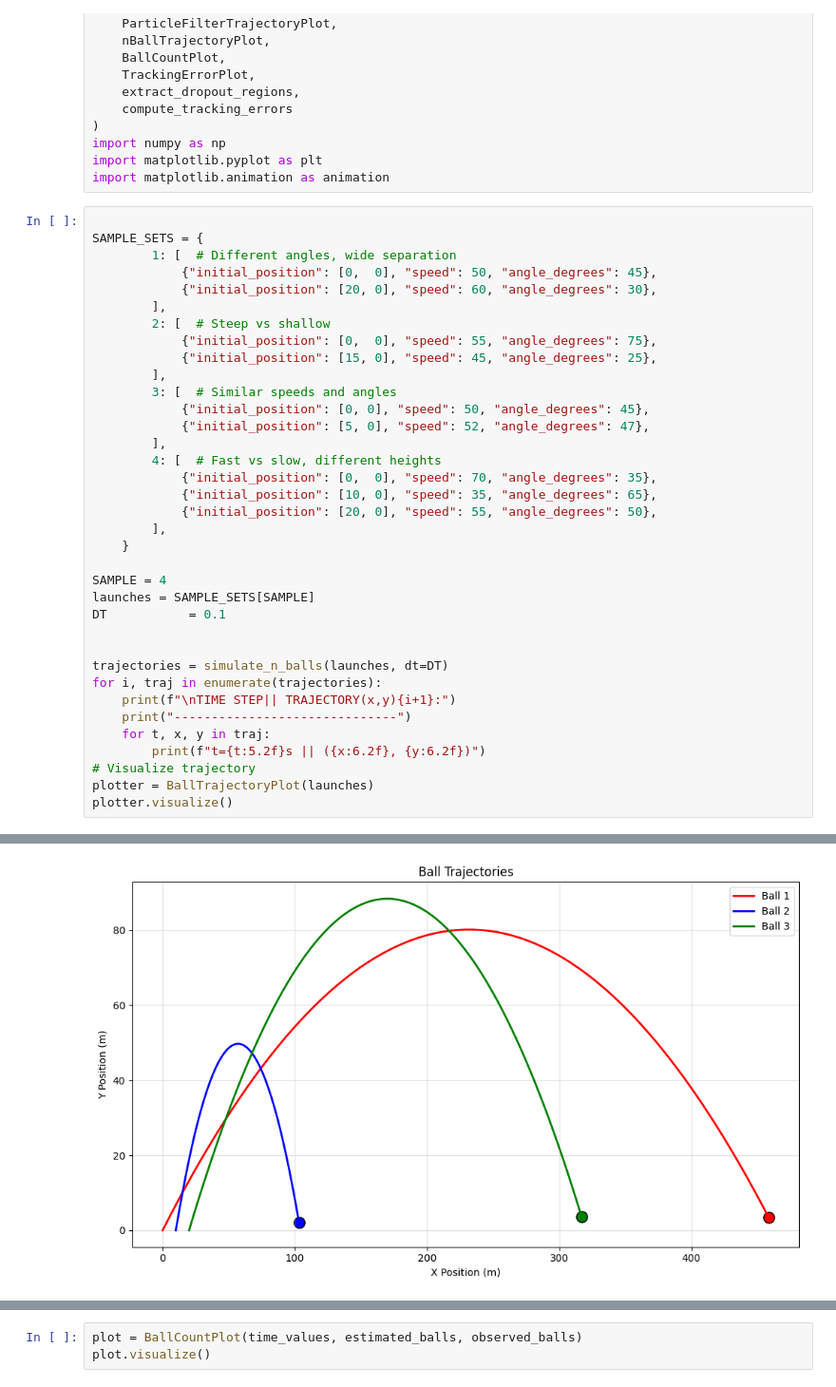
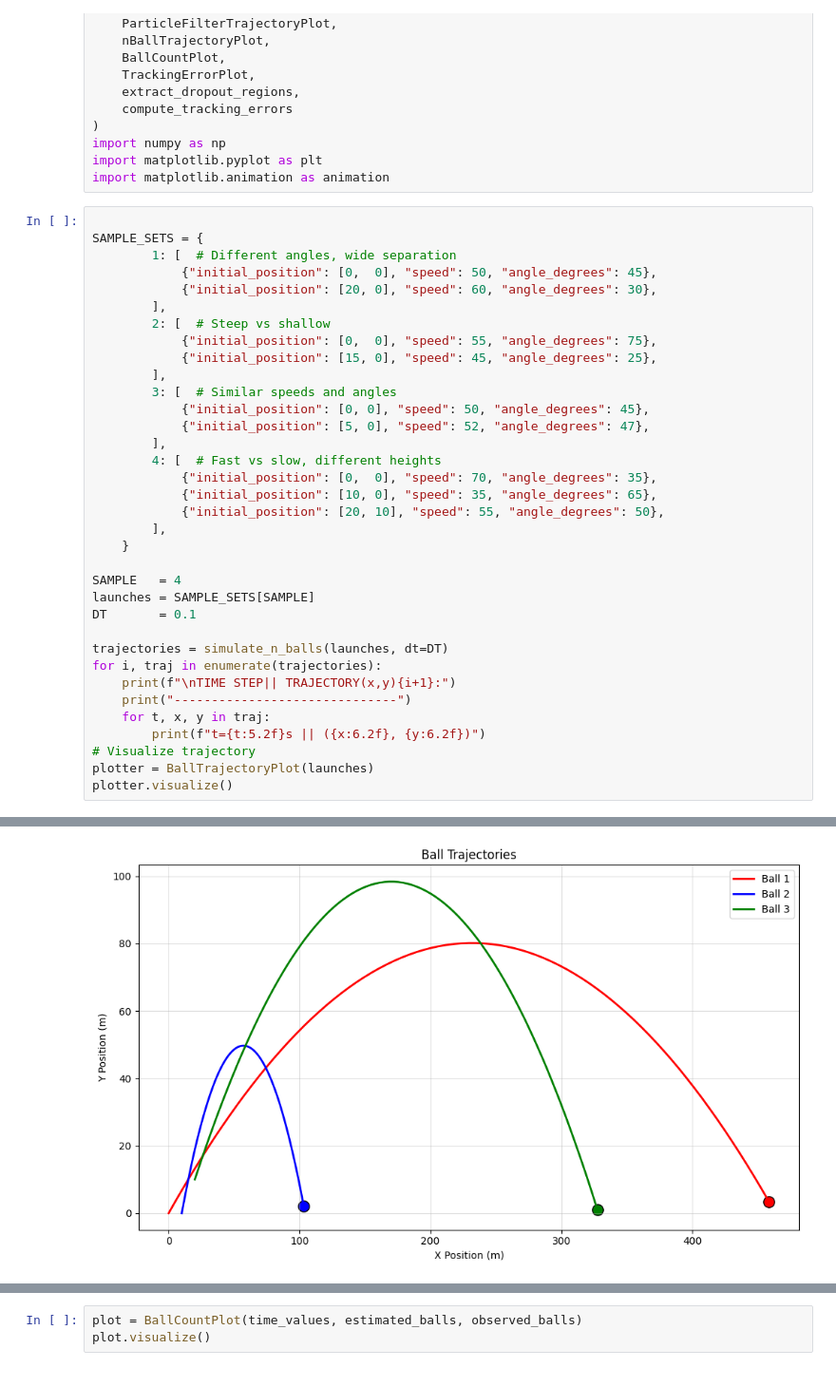
Before and after one commit to DamianJack/ball-tracking-particle-filter, a Jupyter notebook: src/ball_tracking.ipynb, the cells around one changed output, grey strips where cells are left out. Shown at 95% size. Saved outputs shown, nothing was run; the diff lists cells and outputs as text.

```diff
--- a/src/ball_tracking.ipynb
+++ b/src/ball_tracking.ipynb
@@ -40,14 +40,13 @@ SAMPLE_SETS = {
         4: [  # Fast vs slow, different heights
             {"initial_position": [0,  0], "speed": 70, "angle_degrees": 35},
             {"initial_position": [10, 0], "speed": 35, "angle_degrees": 65},
-            {"initial_position": [20, 0], "speed": 55, "angle_degrees": 50},
+            {"initial_position": [20, 10], "speed": 55, "angle_degrees": 50},
         ],
     }
 
-SAMPLE = 4
+SAMPLE   = 4
 launches = SAMPLE_SETS[SAMPLE]
-DT           = 0.1
-
+DT       = 0.1
 
 trajectories = simulate_n_balls(launches, dt=DT)
 for i, traj in enumerate(trajectories):
@@ -79,3 +78,3 @@ t= 8.40s || (316.97,   3.70)
-[figure, old version]
+[figure, new version]
 # %%
 #BallObservation
```
Also changed, not shown: parts of 3 cells of this notebook.
